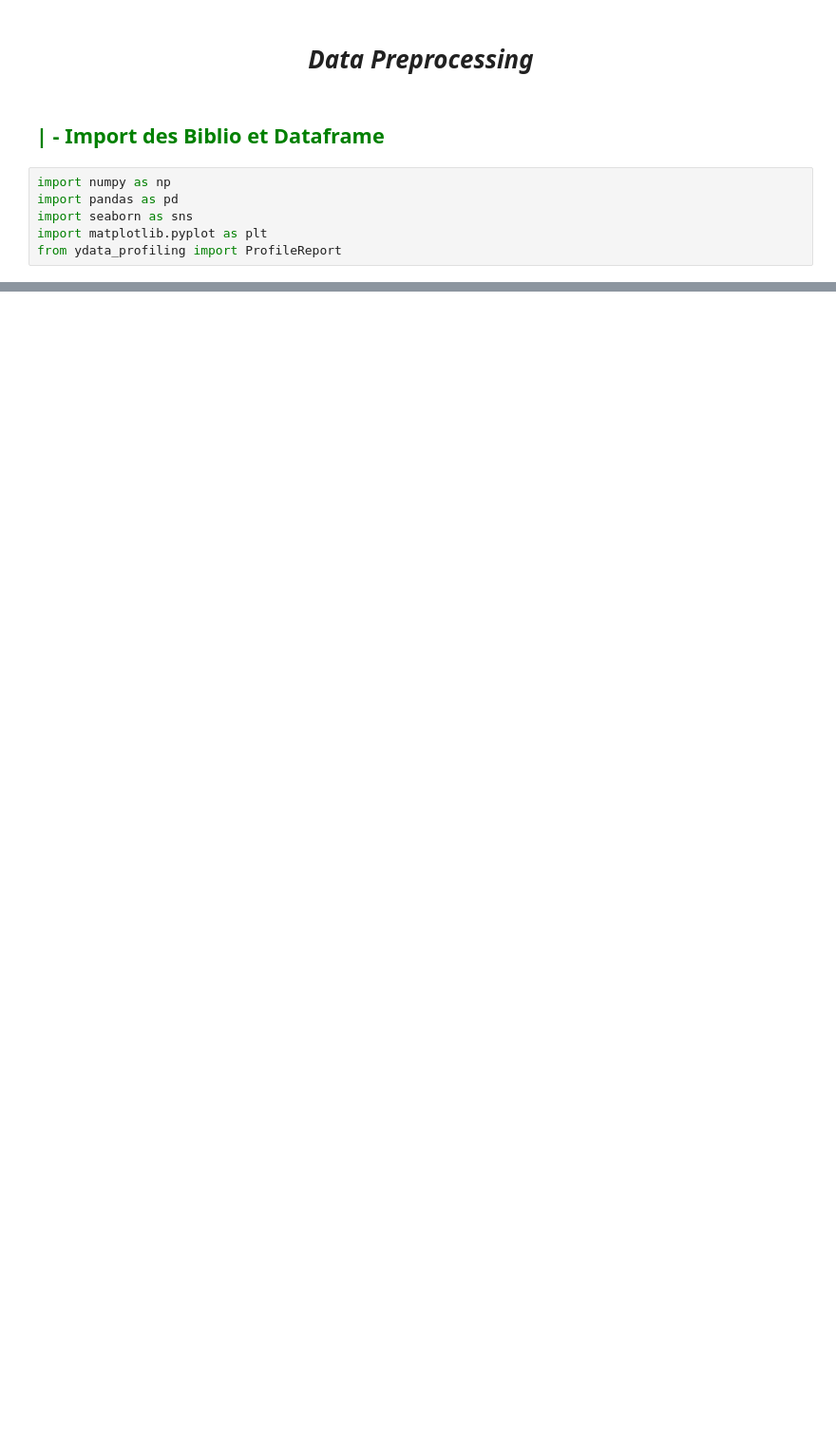
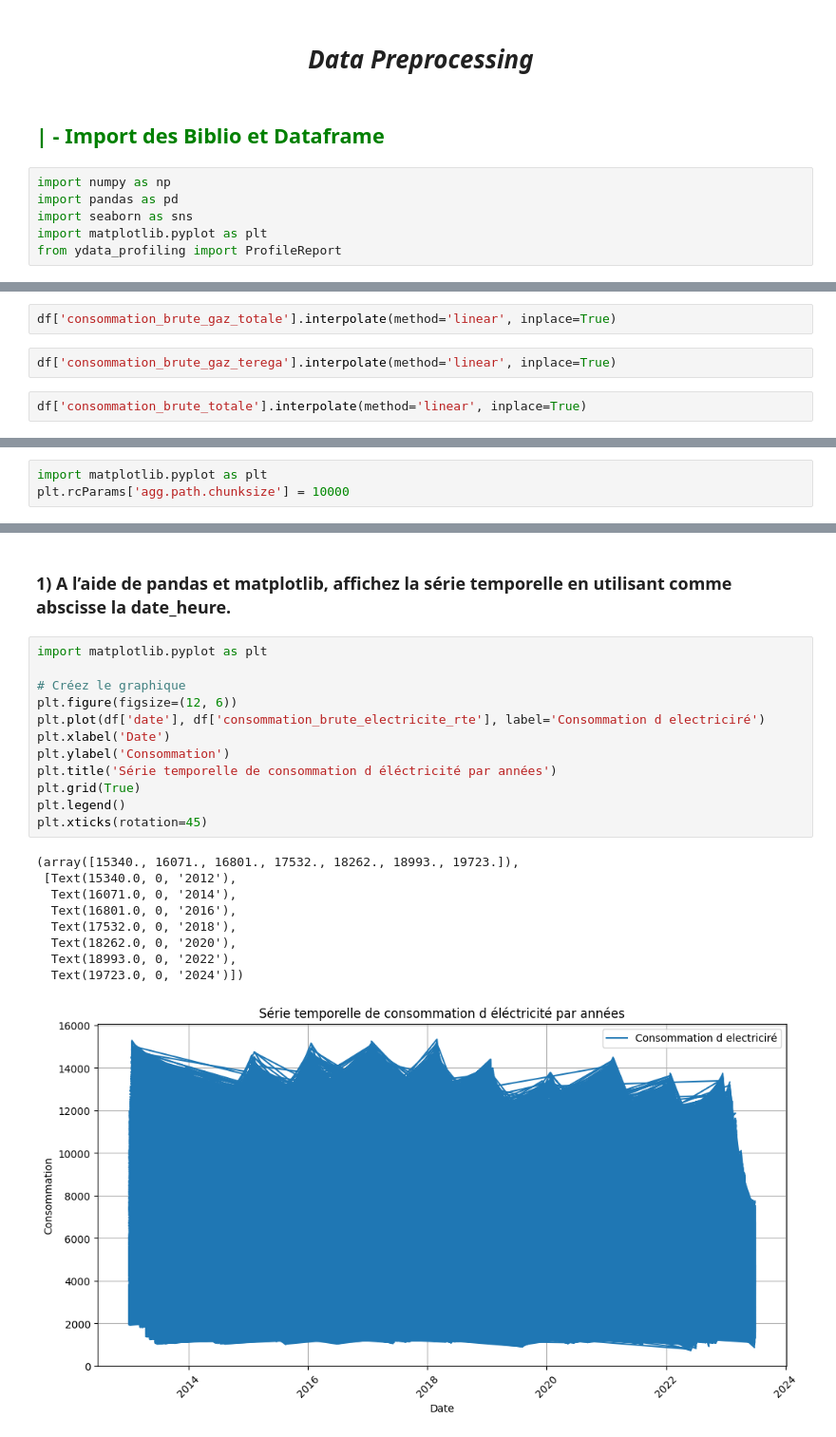
Before and after one commit to Noura-ou/Series_temporelles_CONSOMMATION_ELECTRIQUE, a Jupyter notebook: src/data_preprocessing.ipynb, the cells around one changed output, grey strips where cells are left out. Shown at 95% size. Cells and saved outputs as stored; diff of their text form; blank space fills up the shorter version.

Commit message:
graph serie

```diff
--- a/src/data_preprocessing.ipynb
+++ b/src/data_preprocessing.ipynb
@@ -20,0 +90,6 @@ df.head()
+# %%
+df['consommation_brute_gaz_totale'].interpolate(method='linear', inplace=True)
+# %%
+df['consommation_brute_gaz_terega'].interpolate(method='linear', inplace=True)
+# %%
+df['consommation_brute_totale'].interpolate(method='linear', inplace=True)
@@ -20,0 +113,3 @@ df.head()
+# %%
+import matplotlib.pyplot as plt
+plt.rcParams['agg.path.chunksize'] = 10000
@@ -20,0 +125,24 @@ df.head()
+# %% [markdown]
+### 1) A l’aide de pandas et matplotlib, affichez la série temporelle en utilisant comme abscisse la date_heure.
+# %%
+import matplotlib.pyplot as plt
+
+# Créez le graphique
+plt.figure(figsize=(12, 6))
+plt.plot(df['date'], df['consommation_brute_electricite_rte'], label='Consommation d electriciré')
+plt.xlabel('Date')
+plt.ylabel('Consommation')
+plt.title('Série temporelle de consommation d éléctricité par années')
+plt.grid(True)
+plt.legend()
+plt.xticks(rotation=45)
+# %% [output]
+(array([15340., 16071., 16801., 17532., 18262., 18993., 19723.]),
+ [Text(15340.0, 0, '2012'),
+  Text(16071.0, 0, '2014'),
+  Text(16801.0, 0, '2016'),
+  Text(17532.0, 0, '2018'),
+  Text(18262.0, 0, '2020'),
+  Text(18993.0, 0, '2022'),
+  Text(19723.0, 0, '2024')])
+[figure, added]
```
Also changed, not shown: parts of 20 cells of this notebook.
